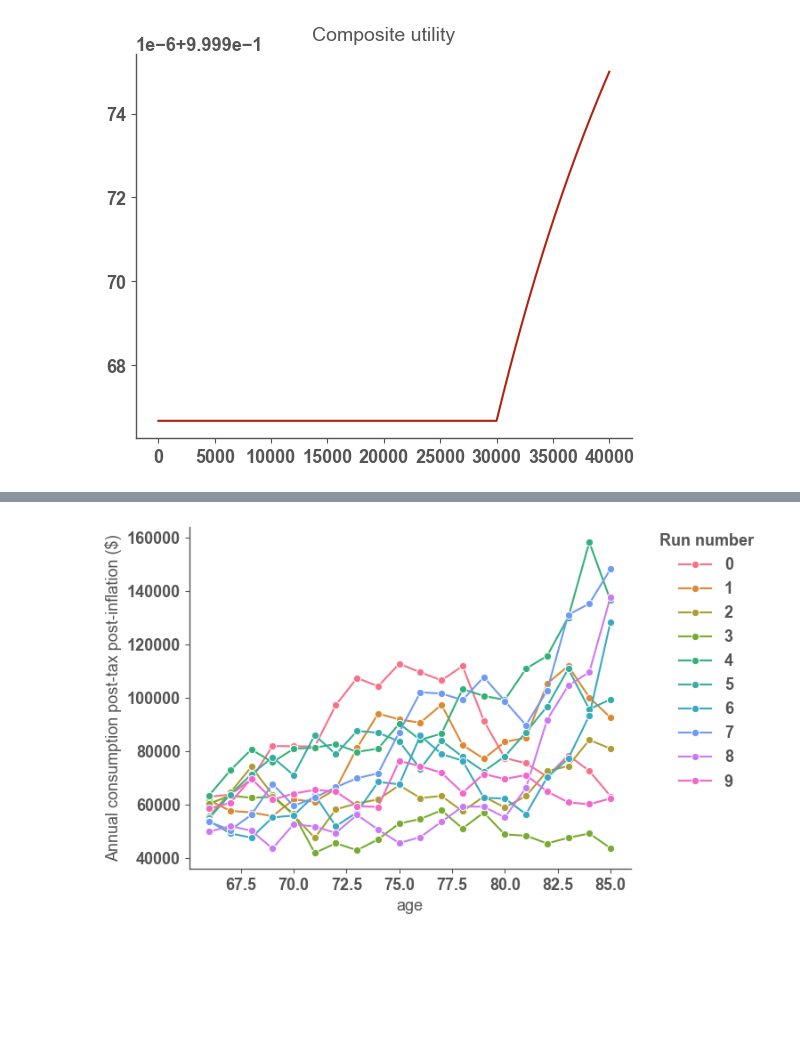
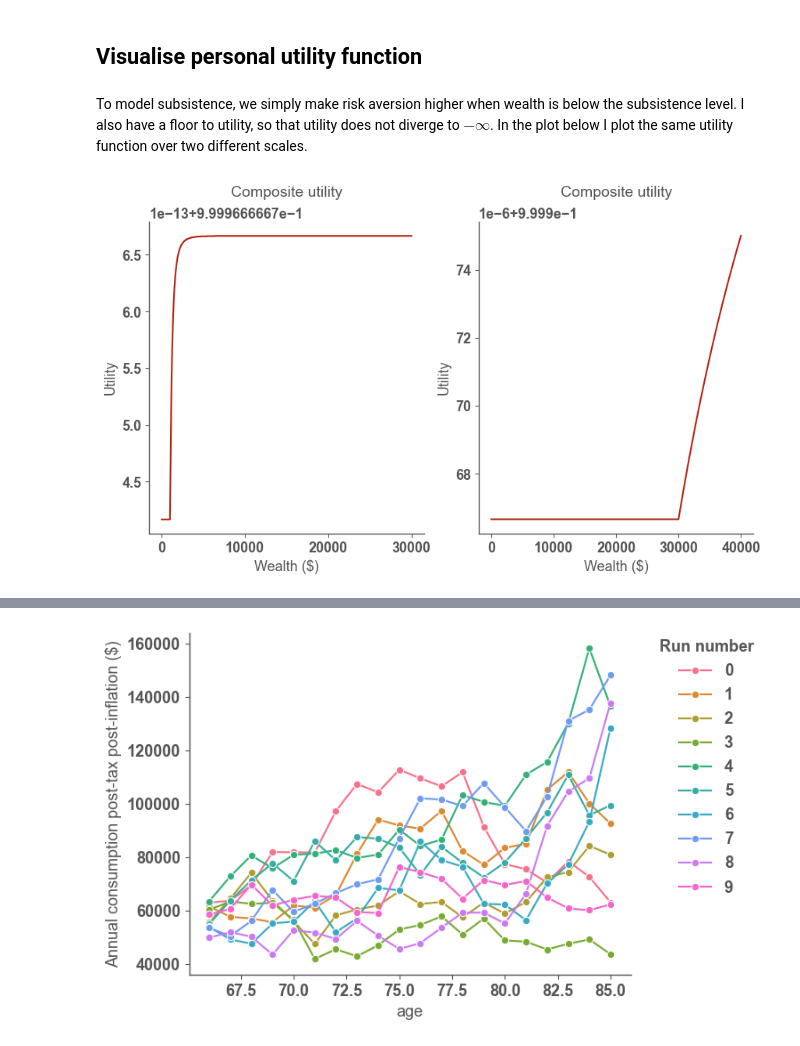
Before and after one commit to jaryaman/financial-decisions, a Jupyter notebook: notebooks/6-monte-carlo.ipynb, the cells around one changed output, grey strips where cells are left out. Saved outputs shown, nothing was run; the diff lists cells and outputs as text; code cells hidden in the pictures; blank space fills up the shorter version.

```diff
--- a/notebooks/6-monte-carlo.ipynb
+++ b/notebooks/6-monte-carlo.ipynb
@@ -31,13 +51,30 @@ from findec.utility import composite_crra_utility
 from findec.simulate import simulate_life_paths
 from findec.assets import Assets
 from findec.dataclasses import Preferences
+# %% [markdown]
+## Visualise personal utility function
 # %%
 preferences = Preferences()
-# %%
-w = np.linspace(0, 40e3, 1000)
-u = np.array([composite_crra_utility(wi, pref=preferences) for wi in w])
-fig, ax = plt.subplots()
-ax.plot(w, u)
-ax.set_title("Composite utility");
-# %% [output]
-[figure, removed]
+# %% [markdown]
+To model subsistence, we simply make risk aversion higher when wealth is below the subsistence level. I also have a floor to utility, so that utility does not diverge to $-\infty$. In the plot below I plot the same utility function over two different scales.
+# %%
+fig, axs = plt.subplots(ncols=2, figsize=(2*5., 5.))
+axs = axs.ravel()
+
+ax = axs[0]
+w = np.linspace(0, 30e3, 1000)
+u = np.array([composite_crra_utility(wi, pref=preferences) for wi in w])
+ax.plot(w, u)
+ax.set_title("Composite utility")
+ax.set_xlabel("Wealth ($)")
+ax.set_ylabel("Utility")
+
+ax = axs[1]
+w = np.linspace(0, 40e3, 1000)
+u = np.array([composite_crra_utility(wi, pref=preferences) for wi in w])
+ax.plot(w, u)
+ax.set_title("Composite utility")
+ax.set_xlabel("Wealth ($)")
+ax.set_ylabel("Utility");
+# %% [output]
+[figure, added]
```
Also changed, not shown: parts of 31 cells of this notebook, 2 other files.
